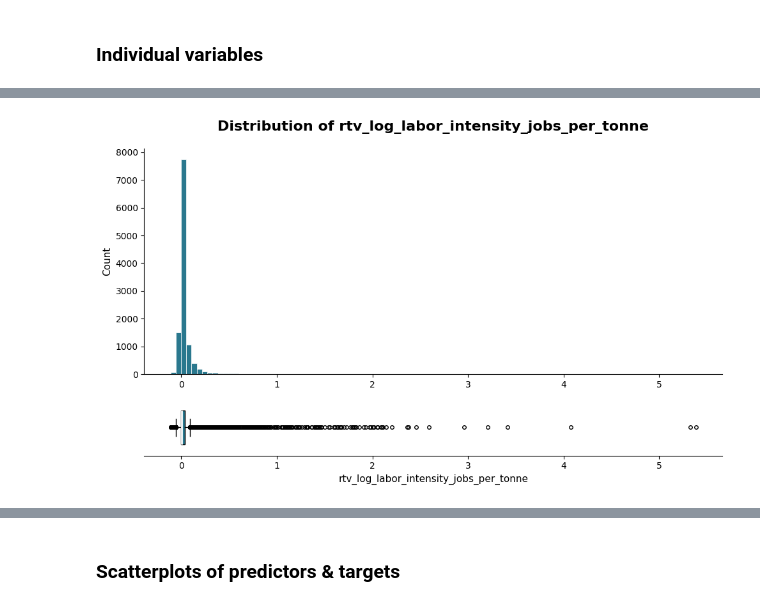
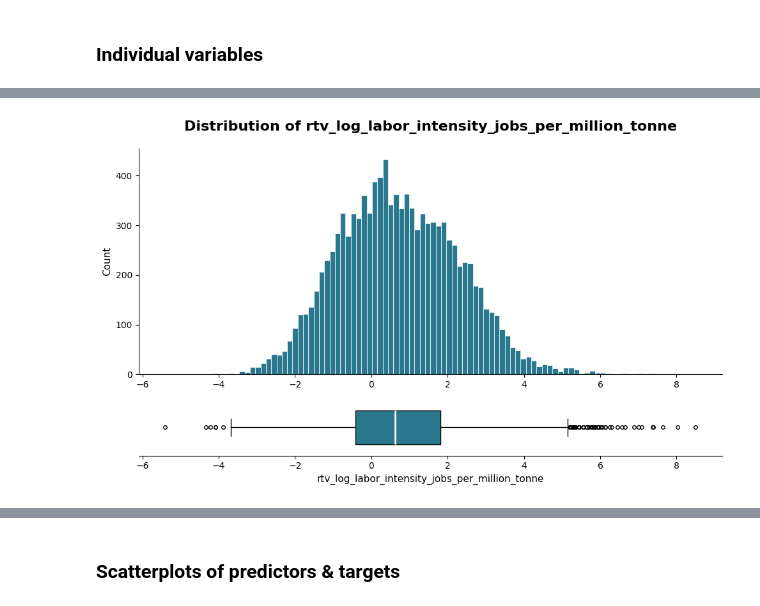
Before and after one commit to carinamani/AgDownscaling, a Jupyter notebook: 02_EDA/variable_distribution.ipynb, the cells around one changed output, grey strips where cells are left out. Cells and saved outputs as stored; diff of their text form; code cells hidden in the pictures.

```diff
--- a/02_EDA/variable_distribution.ipynb
+++ b/02_EDA/variable_distribution.ipynb
@@ -164,7 +177,7 @@ fig.savefig(f"{fd}/variables/{model_var}_table.png", dpi=300, bbox_inches='tight
 # %%
 ##### Make histogram & box-plot for individual variable (TARGET - MODEL ONLY)
 
-model_var = 'rtv_log_labor_intensity_jobs_per_tonne'
+model_var = 'rtv_log_labor_intensity_jobs_per_million_tonne'
 
 color_model = plt.cm.viridis(0.4)
 
@@ -173,34 +186,34 @@ fig, (ax_hist, ax_box) = plt.subplots(2, 1, figsize=(10, 6),
 
 data = model_combined[model_var].dropna()
 
 # Histogram
 ax_hist.hist(data, bins=100, color=color_model, edgecolor='white', linewidth=0.5)
 ax_hist.set_ylabel('Count', fontsize=11)
 ax_hist.set_title(f'Distribution of {model_var}', fontsize=16, weight='bold', pad=20)
 ax_hist.spines[['top', 'right']].set_visible(False)
 
 # Boxplot
 ax_box.boxplot(data, vert=False, widths=0.6,
                patch_artist=True,
                boxprops=dict(facecolor=color_model, color='black'),
                medianprops=dict(color='white', linewidth=2),
                whiskerprops=dict(color='black'),
                capprops=dict(color='black'),
                flierprops=dict(marker='o', color=color_model,
                                markeredgecolor='black', markersize=4))
 ax_box.set_xlabel(model_var, fontsize=11)
 ax_box.spines[['top', 'right', 'left']].set_visible(False)
 ax_box.set_yticks([])
 
 # Align x-axes
 ax_hist.set_xlim(ax_box.get_xlim())
 
 plt.tight_layout()
 plt.show()
 
 fig.savefig(f"{fd}/variables/{model_var}_dist.png", dpi=300, bbox_inches='tight')
 # %% [output]
-[figure, old version]
+[figure, new version]
 # %%
 ##### Make table of basic stats (TARGET VARIABLE - MODEL ONLY)
 
```
Also changed, not shown: parts of 6 cells of this notebook, 2 other files.
